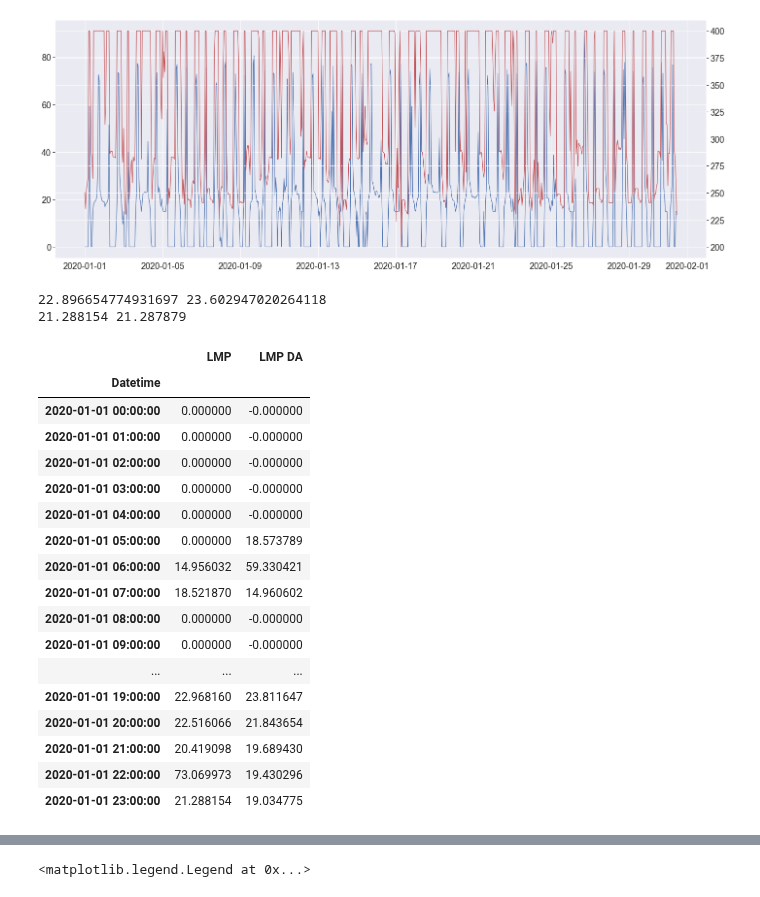
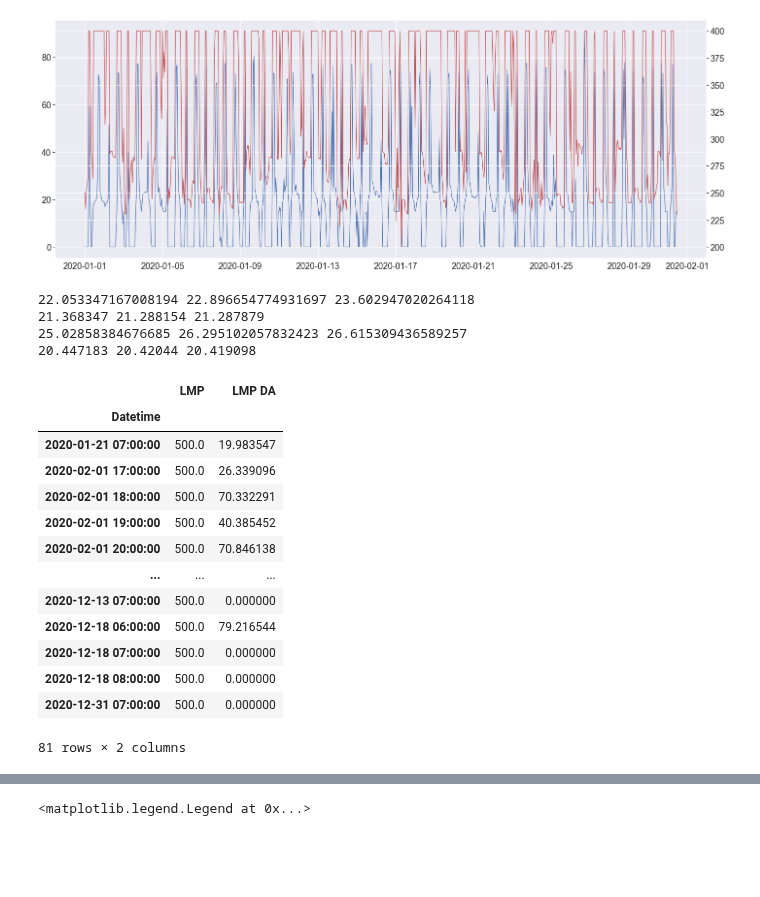
Before and after one commit to Xinhe-Chen/dispatches, a Jupyter notebook: dispatches/improved_pt/result_analysis/Summarize_PCM_Sweeps.ipynb, the cells around one changed output, grey strips where cells are left out. Drawn from its saved outputs; the diff is of its cells as text; code cells hidden in the pictures; blank space fills up the shorter version.

```diff
--- a/dispatches/improved_pt/result_analysis/Summarize_PCM_Sweeps.ipynb
+++ b/dispatches/improved_pt/result_analysis/Summarize_PCM_Sweeps.ipynb
@@ -76,27 +86,12 @@ bdf_2 = bdf_2[bdf_2["Bus"] == bus_name][["Datetime","LMP","LMP DA"]]
 bdf_2.set_index("Datetime", inplace=True)
 dispatch_2 = get_gdf(path_2, "thermal_detail.csv", gen_name, "Dispatch")
 # %%
-print(bdf_1['LMP DA'].mean(), bdf_2['LMP DA'].mean())
-print(bdf_1['LMP DA'].median(), bdf_2['LMP DA'].median())
-bdf_1.head(24)
+print(lmp_base['LMP DA'].mean(), bdf_1['LMP DA'].mean(), bdf_2['LMP DA'].mean())
+print(lmp_base['LMP DA'].median(), bdf_1['LMP DA'].median(), bdf_2['LMP DA'].median())
+print(lmp_base['LMP'].mean(), bdf_1['LMP'].mean(), bdf_2['LMP'].mean())
+print(lmp_base['LMP'].median(), bdf_1['LMP'].median(), bdf_2['LMP'].median())
 # %% [output]
-22.896654774931697 23.602947020264118
-21.288154 21.287879
+22.053347167008194 22.896654774931697 23.602947020264118
+21.368347 21.288154 21.287879
+25.02858384676685 26.295102057832423 26.615309436589257
+20.447183 20.42044 20.419098
-|  | LMP | LMP DA |
-| Datetime |  |  |
-| 2020-01-01 00:00:00 | 0.000000 | -0.000000 |
-| 2020-01-01 01:00:00 | 0.000000 | -0.000000 |
-| 2020-01-01 02:00:00 | 0.000000 | -0.000000 |
-| 2020-01-01 03:00:00 | 0.000000 | -0.000000 |
-| 2020-01-01 04:00:00 | 0.000000 | -0.000000 |
-| 2020-01-01 05:00:00 | 0.000000 | 18.573789 |
-| 2020-01-01 06:00:00 | 14.956032 | 59.330421 |
-| 2020-01-01 07:00:00 | 18.521870 | 14.960602 |
-| 2020-01-01 08:00:00 | 0.000000 | -0.000000 |
-| 2020-01-01 09:00:00 | 0.000000 | -0.000000 |
-| ... | ... | ... |
-| 2020-01-01 19:00:00 | 22.968160 | 23.811647 |
-| 2020-01-01 20:00:00 | 22.516066 | 21.843654 |
-| 2020-01-01 21:00:00 | 20.419098 | 19.689430 |
-| 2020-01-01 22:00:00 | 73.069973 | 19.430296 |
-| 2020-01-01 23:00:00 | 21.288154 | 19.034775 |
@@ -105 +98,20 @@ bdf_1['LMP DA'][0:30]
+# %%
+lmp_base[lmp_base['LMP']>=500]
+# bdf_1[bdf_1['LMP']>=500]
+# bdf_2[bdf_2['LMP']>=500]
+# %% [output]
+|  | LMP | LMP DA |
+| Datetime |  |  |
+| 2020-01-21 07:00:00 | 500.0 | 19.983547 |
+| 2020-02-01 17:00:00 | 500.0 | 26.339096 |
+| 2020-02-01 18:00:00 | 500.0 | 70.332291 |
+| 2020-02-01 19:00:00 | 500.0 | 40.385452 |
+| 2020-02-01 20:00:00 | 500.0 | 70.846138 |
+| ... | ... | ... |
+| 2020-12-13 07:00:00 | 500.0 | 0.000000 |
+| 2020-12-18 06:00:00 | 500.0 | 79.216544 |
+| 2020-12-18 07:00:00 | 500.0 | 0.000000 |
+| 2020-12-18 08:00:00 | 500.0 | 0.000000 |
+| 2020-12-31 07:00:00 | 500.0 | 0.000000 |
+81 rows × 2 columns
 # %%
```
Also changed, not shown: parts of 5 cells of this notebook.
